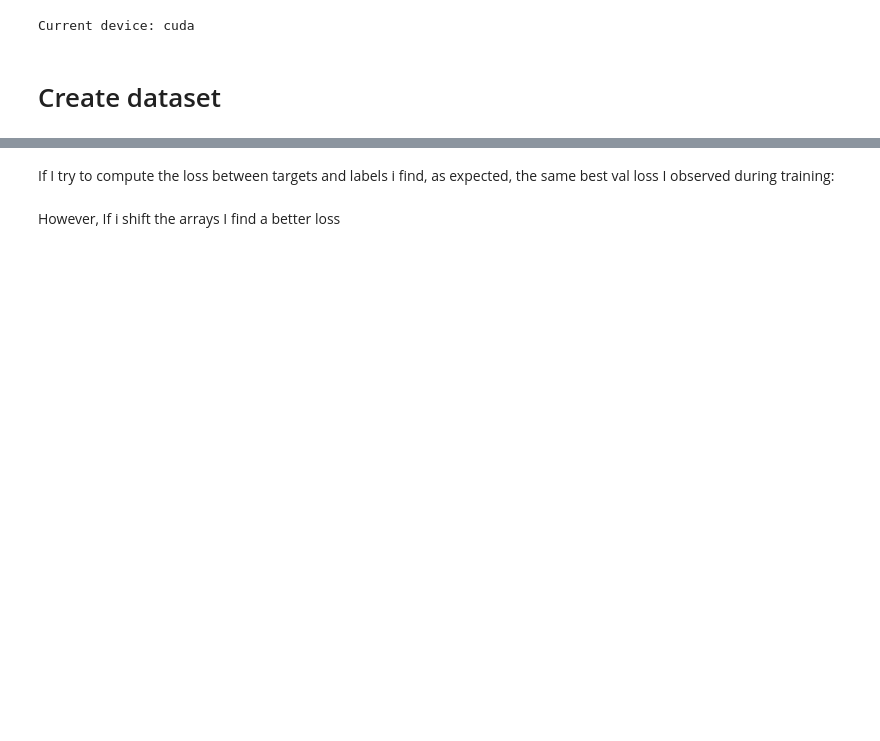
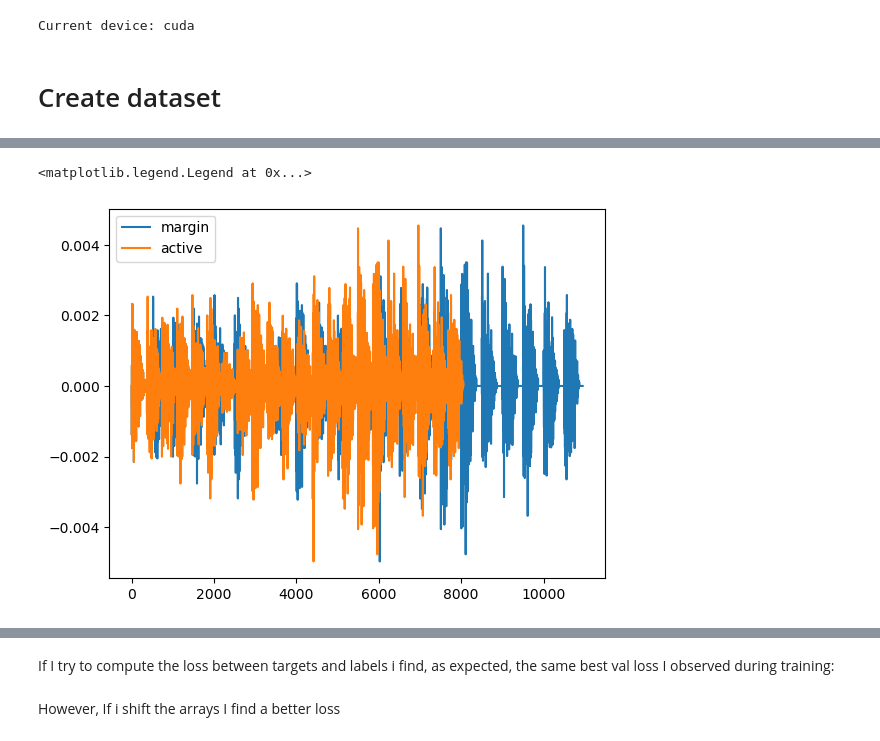
Before and after one commit to matteocitterio/Generative-models-for-financial-networks, a Jupyter notebook: NodeRegression/SandBox_Updated.ipynb, the cells around one changed output, grey strips where cells are left out. Saved outputs shown, nothing was run; the diff lists cells and outputs as text; code cells hidden in the pictures; blank space fills up the shorter version.

```diff
--- a/NodeRegression/SandBox_Updated.ipynb
+++ b/NodeRegression/SandBox_Updated.ipynb
@@ -94,3 +155,11 @@ Max number of simultaneously active contracts: 1
+# %%
+plt.plot(y_margin, label='margin')
+plt.plot(y_margin_active, label='active')
+plt.legend()
+#plt.xlim(0,2000)
+# %% [output]
+<matplotlib.legend.Legend at 0x...>
+[figure, added]
 # %%
 # Train-test split
 
```
Also changed, not shown: parts of 24 cells of this notebook, 1 other file.
